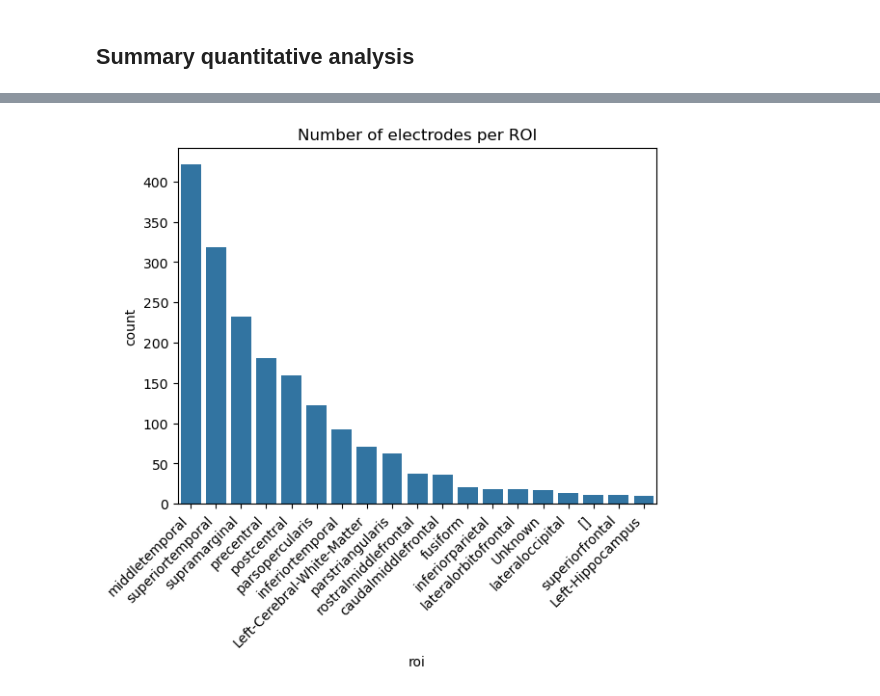
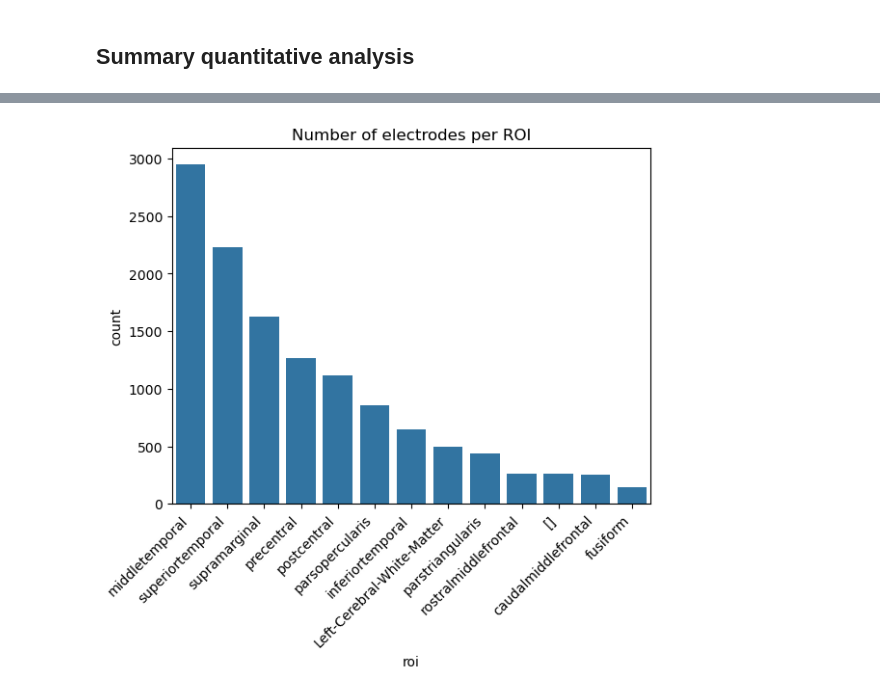
Before and after one commit to hans/ideal-word-representations, a Jupyter notebook: notebooks/encoding/compare_across_subject.ipynb, the cells around one changed output, grey strips where cells are left out. Saved outputs shown, nothing was run; the diff lists cells and outputs as text; code cells hidden in the pictures.

```diff
--- a/notebooks/encoding/compare_across_subject.ipynb
+++ b/notebooks/encoding/compare_across_subject.ipynb
@@ -6,7 +6,3 @@ import matplotlib.pyplot as plt
 import pandas as pd
 import numpy as np
 import seaborn as sns
-# %%
-encoders_dir = "../../outputs/encoders/"
-output_dir = "../.."
-dataset = "timit"
@@ -38,0 +16,4 @@ all_scores_keys
+# %%
+encoder_comparisons = list(Path("outputs/encoder_comparison").glob("*/*/*/*"))
+encoder_comparison_names = ["dataset", "subject", "model2", "model1"]
+encoder_comparison_keys = [(path.parts[-4], path.parts[-3], path.parts[-2], path.parts[-1]) for path in encoder_comparisons]
@@ -81,0 +65,9 @@ Name: score, dtype: float64
+# %%
+all_electrodes_keys = [(dataset, subject, model2) for dataset, subject, model2, model1 in encoder_comparison_keys]
+all_electrodes_paths = [Path("outputs/encoders") / dataset / model2 / subject / "electrodes.csv"
+                        for dataset, subject, model2 in all_electrodes_keys]
+all_electrodes_df = pd.concat([
+        pd.read_csv(path) for path in all_electrodes_paths
+    ], keys=all_electrodes_keys, names=["dataset", "subject", "model"]) \
+    .droplevel(-1)
+all_electrodes_df
@@ -95,9 +101,0 @@ sns.heatmap(coverage_df)
-# %%
-all_electrodes = list((Path(encoders_dir) / dataset).glob("*/*/electrodes.csv"))
-all_electrodes_df = pd.concat(
-    [pd.read_csv(x) for x in all_electrodes],
-    keys=[x.parent.name for x in all_electrodes],
-    names=["subject"]
-).set_index("electrode_name", append=True).reset_index(level=1, drop=True)
-all_electrodes_df = all_electrodes_df[~all_electrodes_df.index.duplicated()]
-all_electrodes_df
@@ -240,10 +204,10 @@ Text(0.5, 1.0, 'Max improvement across electrodes within subject and model')
 # %%
 plot_df = all_electrodes_df.roi.value_counts()
-plot_df = plot_df[plot_df >= 10]
+plot_df = plot_df[plot_df / plot_df.sum() >= 0.01]
 ax = sns.barplot(data=plot_df)
 ax.set_title("Number of electrodes per ROI")
 ax.set_xticklabels(ax.get_xticklabels(), rotation=45, horizontalalignment='right')
 None
 # %% [output]
-[figure, old version]
+[figure, new version]
 # %%
```
Also changed, not shown: parts of 27 cells of this notebook, 1 other file.
